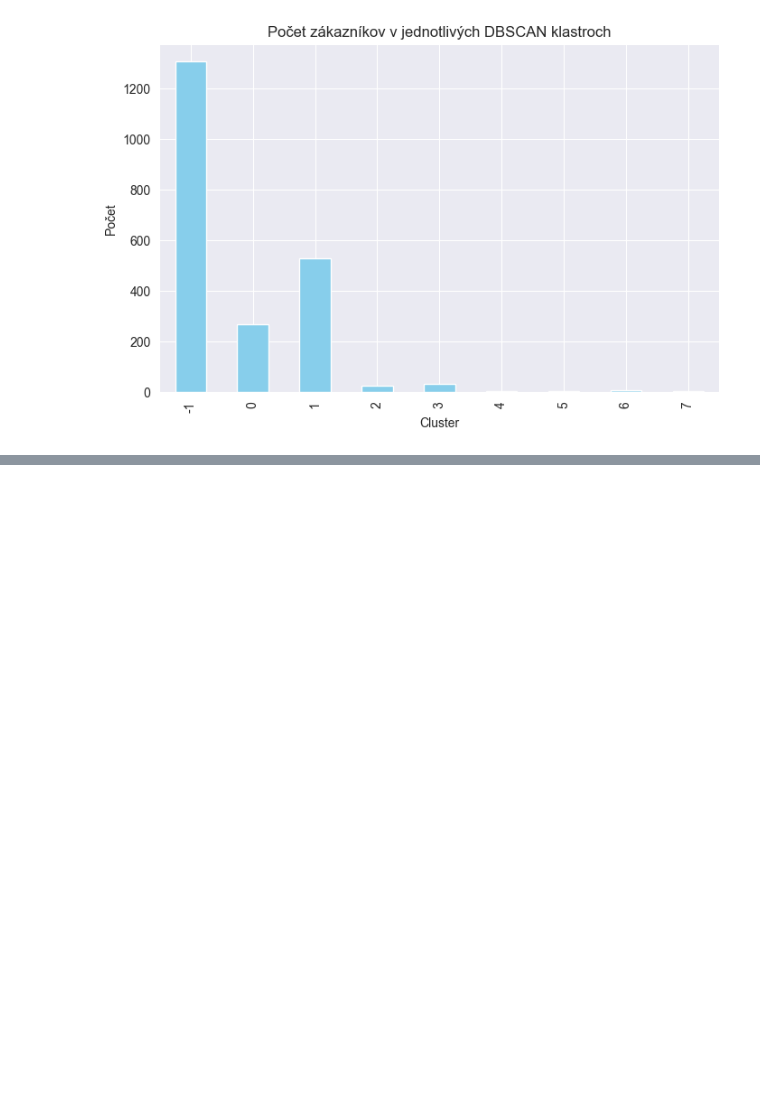
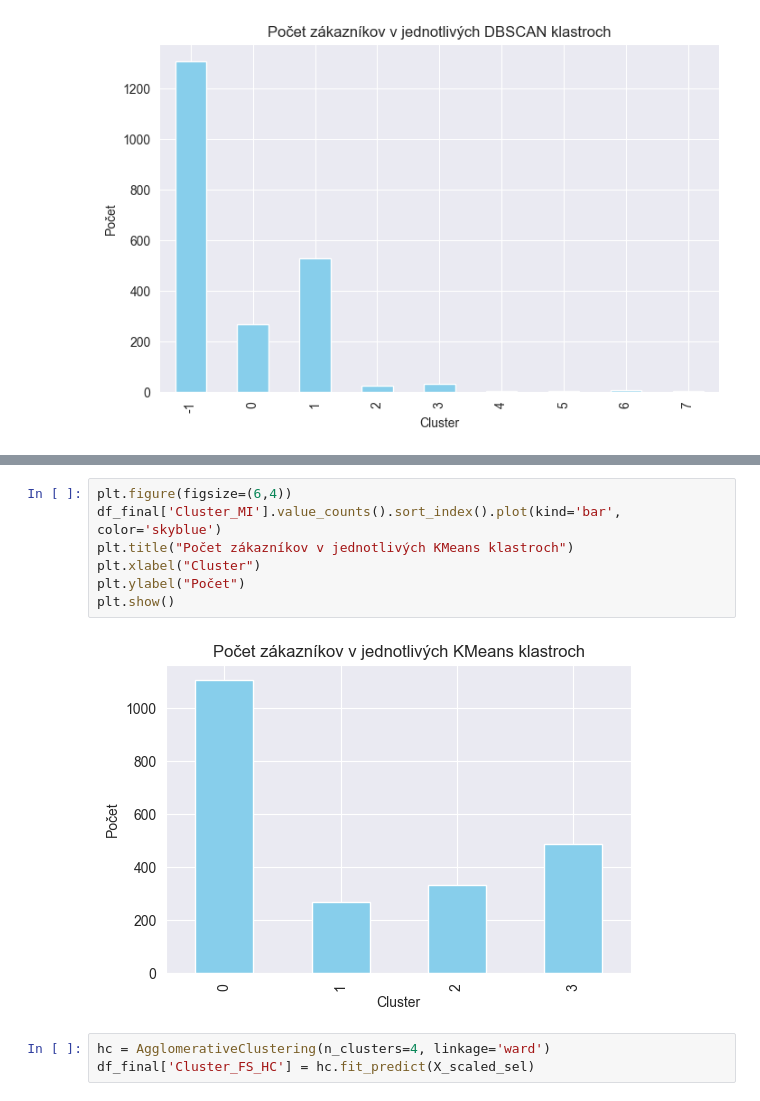
Before and after one commit to Kucharito/MachineLearning2, a Jupyter notebook: Projekt#1.ipynb, the cells around one changed output, grey strips where cells are left out. Cells and saved outputs as stored; diff of their text form; blank space fills up the shorter version.

```diff
--- a/Projekt#1.ipynb
+++ b/Projekt#1.ipynb
@@ -889,0 +897,12 @@ Tieto výsledky dopĺňajú zistenia z **K-Means a hierarchického zhlukovania**
+# %%
+plt.figure(figsize=(6,4))
+df_final['Cluster_MI'].value_counts().sort_index().plot(kind='bar', color='skyblue')
+plt.title("Počet zákazníkov v jednotlivých KMeans klastroch")
+plt.xlabel("Cluster")
+plt.ylabel("Počet")
+plt.show()
+# %% [output]
+[figure, added]
+# %%
+hc = AgglomerativeClustering(n_clusters=4, linkage='ward')
+df_final['Cluster_FS_HC'] = hc.fit_predict(X_scaled_sel)
```
Also changed, not shown: parts of 24 cells of this notebook.
